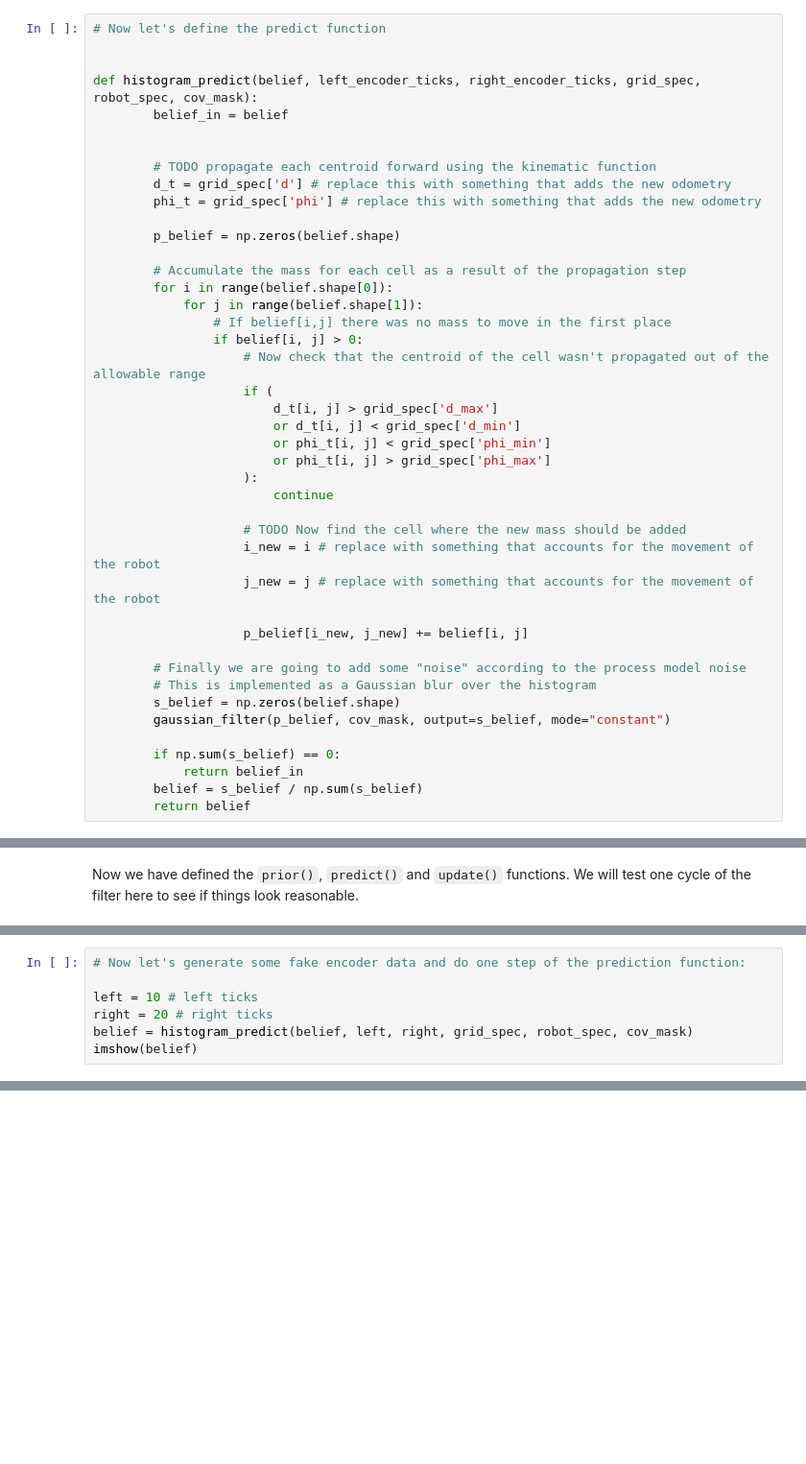
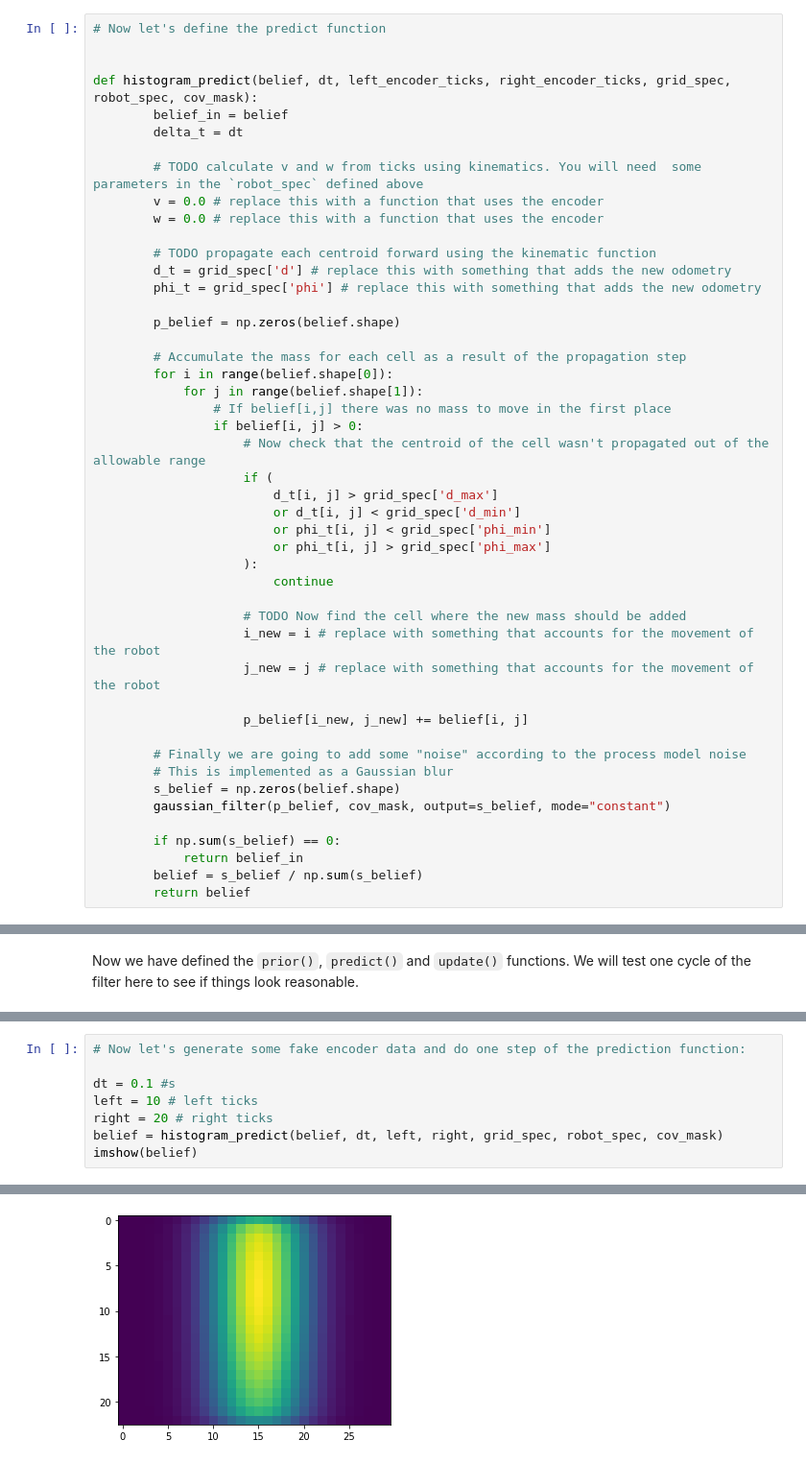
Before and after one commit to duckietown/mooc-exercises, a Jupyter notebook: state_estimation/solution/03-histogram-filter/histogram_filter.ipynb, the cells around one changed output, grey strips where cells are left out. Shown: that part at 96% size. Saved outputs shown, nothing was run; the diff lists cells and outputs as text; blank space fills up the shorter version.

```diff
--- a/state_estimation/solution/03-histogram-filter/histogram_filter.ipynb
+++ b/state_estimation/solution/03-histogram-filter/histogram_filter.ipynb
@@ -97,9 +102,13 @@ def histogram_prior(belief, grid_spec, mean_0, cov_0):
 # Now let's define the predict function
 
 
-def histogram_predict(belief, left_encoder_ticks, right_encoder_ticks, grid_spec, robot_spec, cov_mask):
+def histogram_predict(belief, dt, left_encoder_ticks, right_encoder_ticks, grid_spec, robot_spec, cov_mask):
         belief_in = belief
+        delta_t = dt
 
+        # TODO calculate v and w from ticks using kinematics. You will need  some parameters in the `robot_spec` defined above
+        v = 0.0 # replace this with a function that uses the encoder
+        w = 0.0 # replace this with a function that uses the encoder
 
         # TODO propagate each centroid forward using the kinematic function
         d_t = grid_spec['d'] # replace this with something that adds the new odometry
@@ -128,7 +137,7 @@ def histogram_predict(belief, left_encoder_ticks, right_encoder_ticks, grid_spec
                     p_belief[i_new, j_new] += belief[i, j]
 
         # Finally we are going to add some "noise" according to the process model noise
-        # This is implemented as a Gaussian blur over the histogram
+        # This is implemented as a Gaussian blur
         s_belief = np.zeros(belief.shape)
         gaussian_filter(p_belief, cov_mask, output=s_belief, mode="constant")
 
@@ -254,7 +266,9 @@ imshow(belief)
 # %%
 # Now let's generate some fake encoder data and do one step of the prediction function:
 
+dt = 0.1 #s
 left = 10 # left ticks
 right = 20 # right ticks
-belief = histogram_predict(belief, left, right, grid_spec, robot_spec, cov_mask)
+belief = histogram_predict(belief, dt, left, right, grid_spec, robot_spec, cov_mask)
 imshow(belief)
+# %% [output]
@@ -261,3 +276,4 @@ imshow(belief)
+[figure, added]
 # %%
 # This cell will take the image that we loaded and detect the line segments and project them onto the ground plane.
 # We don't need to worry too much about details here.
```
Also changed, not shown: parts of 7 cells of this notebook, 10 other files.
